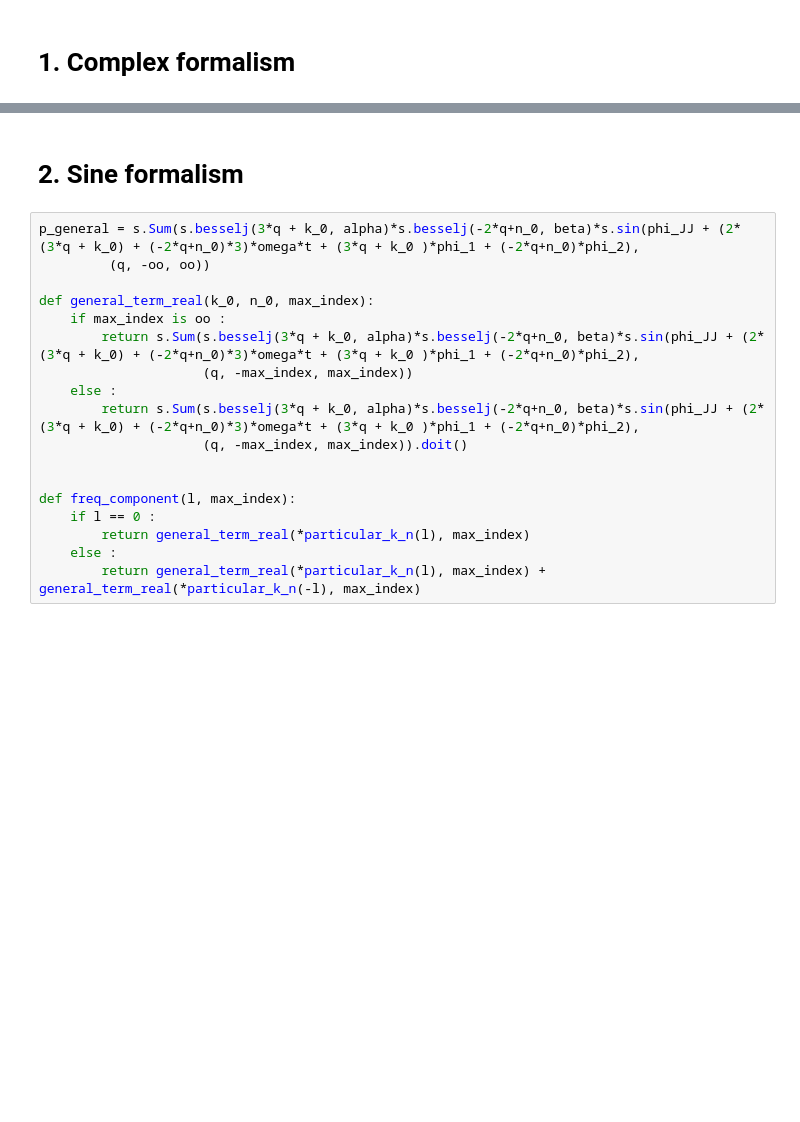
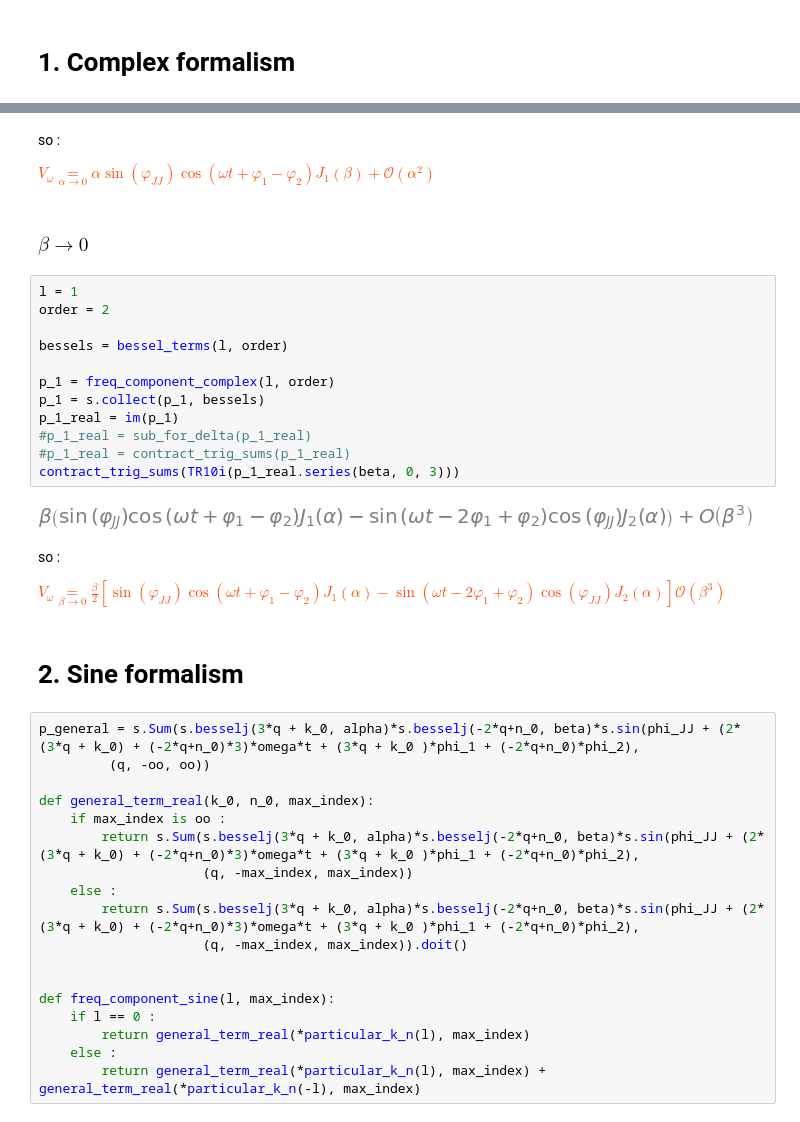
Before and after one commit to MechanicalPenguin225/phi0-notebooks, a Jupyter notebook: Multi_Shapiro_Symbolic.ipynb, the cells around one changed output, grey strips where cells are left out. Saved outputs shown, nothing was run; the diff lists cells and outputs as text; blank space fills up the shorter version.

```diff
--- a/Multi_Shapiro_Symbolic.ipynb
+++ b/Multi_Shapiro_Symbolic.ipynb
@@ -87,3 +118,27 @@ contract_trig_sums(im(p_0))
+# %% [markdown]
+so :
+
+<span style='color:orangered'>$V_{\omega} \underset{\alpha \rightarrow 0}{=} \alpha \sin{\left(\varphi_{JJ} \right)} \cos{\left(\omega t + \varphi_{1} - \varphi_{2} \right)} J_{1}\left(\beta\right) + \mathcal{O}\left(\alpha^{2}\right)$ </span>
+# %% [markdown]
+### $\beta \rightarrow 0$
+# %%
+l = 1
+order = 2
+
+bessels = bessel_terms(l, order)
+
+p_1 = freq_component_complex(l, order)
+p_1 = s.collect(p_1, bessels)
+p_1_real = im(p_1)
+#p_1_real = sub_for_delta(p_1_real)
+#p_1_real = contract_trig_sums(p_1_real)
+contract_trig_sums(TR10i(p_1_real.series(beta, 0, 3)))
+# %% [output]
+[figure, added]
+# %% [markdown]
+so :
+
+<span style='color:orangered'>$V_{\omega} \underset{\beta \rightarrow 0}{=} \frac{\beta}{2}\left[\sin{\left(\varphi_{JJ} \right)} \cos{\left(\omega t + \varphi_{1} - \varphi_{2} \right)} J_{1}\left(\alpha\right) - \sin{\left(\omega t - 2 \varphi_{1} + \varphi_{2} \right)} \cos{\left(\varphi_{JJ} \right)} J_{2}\left(\alpha\right)\right]  \mathcal{O}(\beta^3)$ </span>
 # %% [markdown]
 # 2. Sine formalism
 # %%
@@ -99,7 +154,7 @@ def general_term_real(k_0, n_0, max_index):
                      (q, -max_index, max_index)).doit()
 
 
-def freq_component(l, max_index):
+def freq_component_sine(l, max_index):
     if l == 0 :
         return general_term_real(*particular_k_n(l), max_index)
     else :
```
Also changed, not shown: parts of 9 cells of this notebook.
